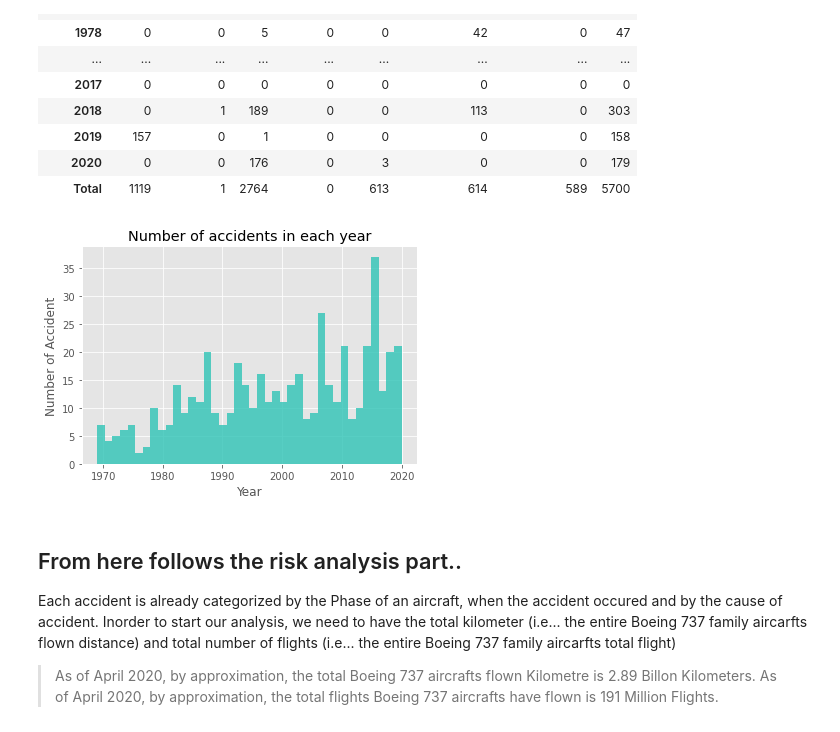
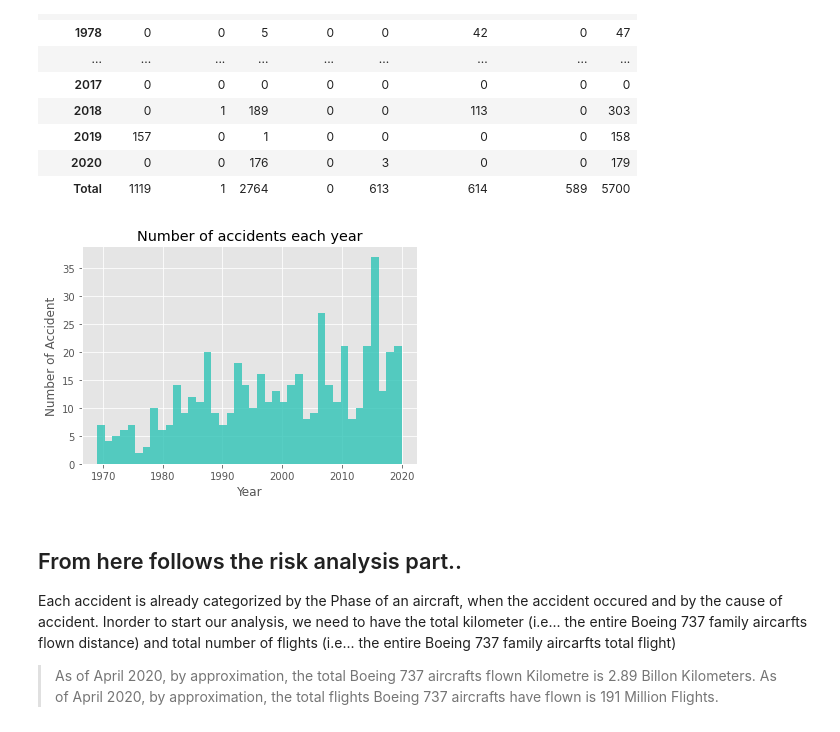
Before and after one commit to svkumar5950/boeing737, a Jupyter notebook: 1_Boeing737_Analysis_Report.ipynb, the cells around one changed output. Cells and saved outputs as stored; diff of their text form; code cells hidden in the pictures.

```diff
--- a/1_Boeing737_Analysis_Report.ipynb
+++ b/1_Boeing737_Analysis_Report.ipynb
@@ -172,12 +172,12 @@ source_sht_sort.pivot_table(index='Year', columns='Continent',\
 | Total | 1119 | 1 | 2764 | 0 | 613 | 614 | 589 | 5700 |
 # %%
 plt.hist(source_sht_sort.Year, bins=40, alpha=0.8, color='#2ec4b6')
-plt.title('Number of accidents in each year')
+plt.title('Number of accidents each year')
 plt.xlabel('Year')
 plt.ylabel('Number of Accident')
 plt.show()
 # %% [output]
-[figure, old version]
+[figure, new version]
 # %% [markdown]
 ## From here follows the risk analysis part..
 
```
Also changed, not shown: parts of 15 cells of this notebook.
